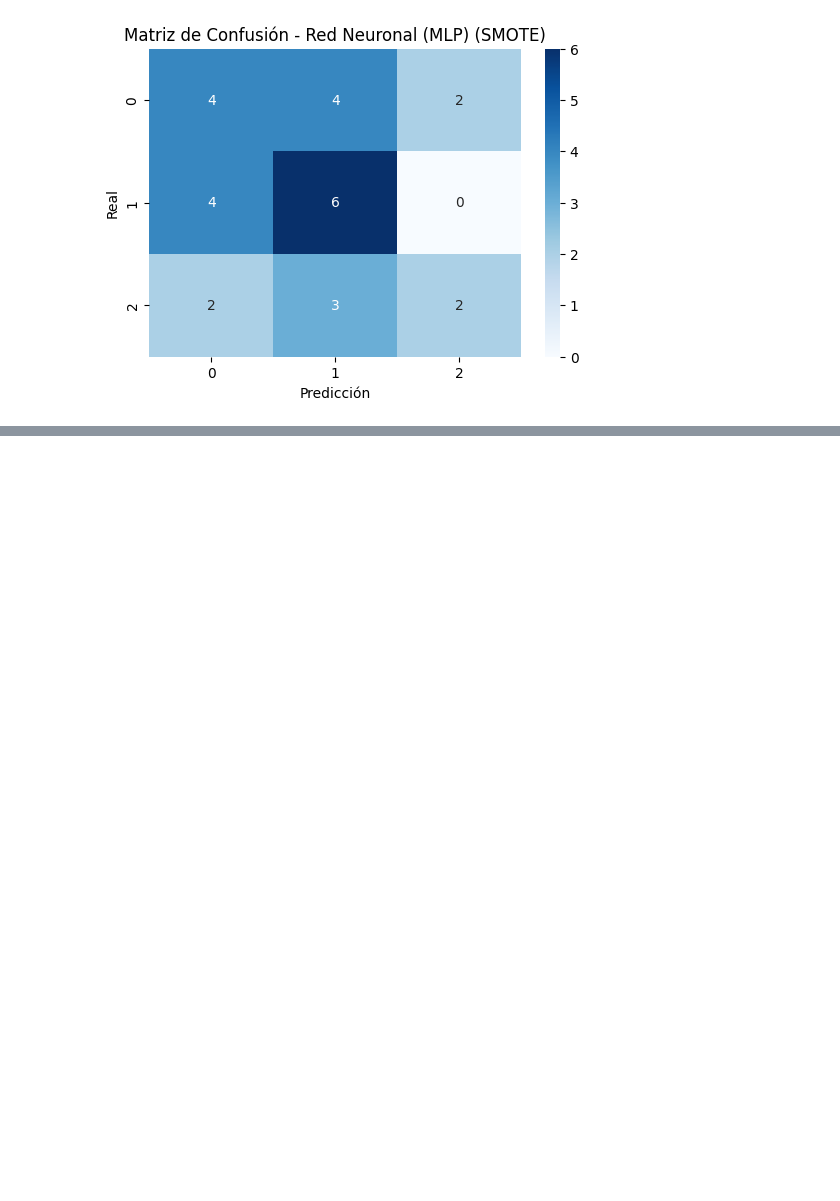
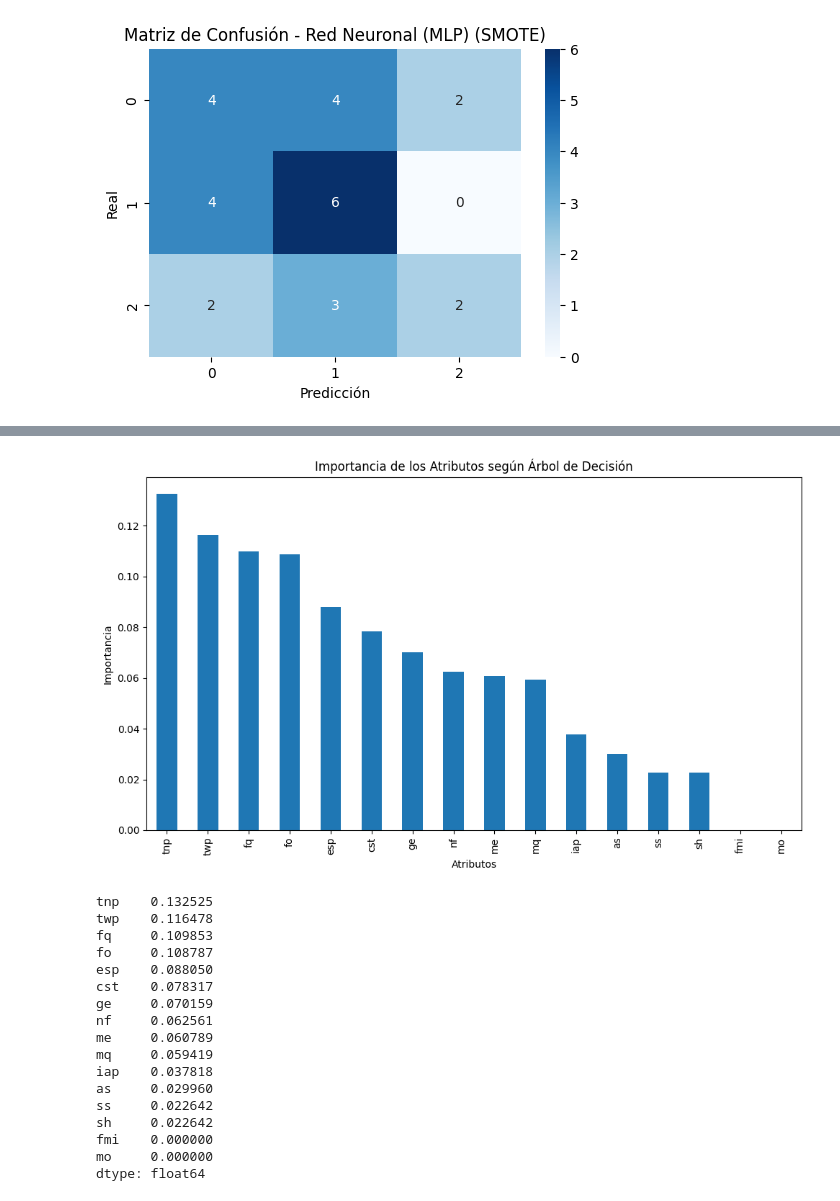
Before and after one commit to RicardoMFC/Proyecto-AA, a Jupyter notebook: Trabajo.ipynb, the cells around one changed output, grey strips where cells are left out. Saved outputs shown, nothing was run; the diff lists cells and outputs as text; code cells hidden in the pictures; blank space fills up the shorter version.

```diff
--- a/Trabajo.ipynb
+++ b/Trabajo.ipynb
@@ -666,0 +691,38 @@ weighted avg       0.45      0.44      0.44        27
+# %%
+# Análisis de importancia de atributos con Árbol de Decisión (modelo interpretable)
+modelo_arbol = DecisionTreeClassifier(random_state=42)
+modelo_arbol.fit(X_train, y_train)
+
+# Obtener importancias
+importancias = pd.Series(modelo_arbol.feature_importances_, index=X_train.columns)
+importancias_ordenadas = importancias.sort_values(ascending=False)
+
+# Visualizar las importancias
+plt.figure(figsize=(10, 6))
+importancias_ordenadas.plot(kind='bar')
+plt.title('Importancia de los Atributos según Árbol de Decisión')
+plt.ylabel('Importancia')
+plt.xlabel('Atributos')
+plt.tight_layout()
+plt.show()
+
+importancias_ordenadas
+# %% [output]
+[figure, added]
+tnp    0.132525
+twp    0.116478
+fq     0.109853
+fo     0.108787
+esp    0.088050
+cst    0.078317
+ge     0.070159
+nf     0.062561
+me     0.060789
+mq     0.059419
+iap    0.037818
+as     0.029960
+ss     0.022642
+sh     0.022642
+fmi    0.000000
+mo     0.000000
+dtype: float64
```
Also changed, not shown: parts of 2 cells of this notebook.
